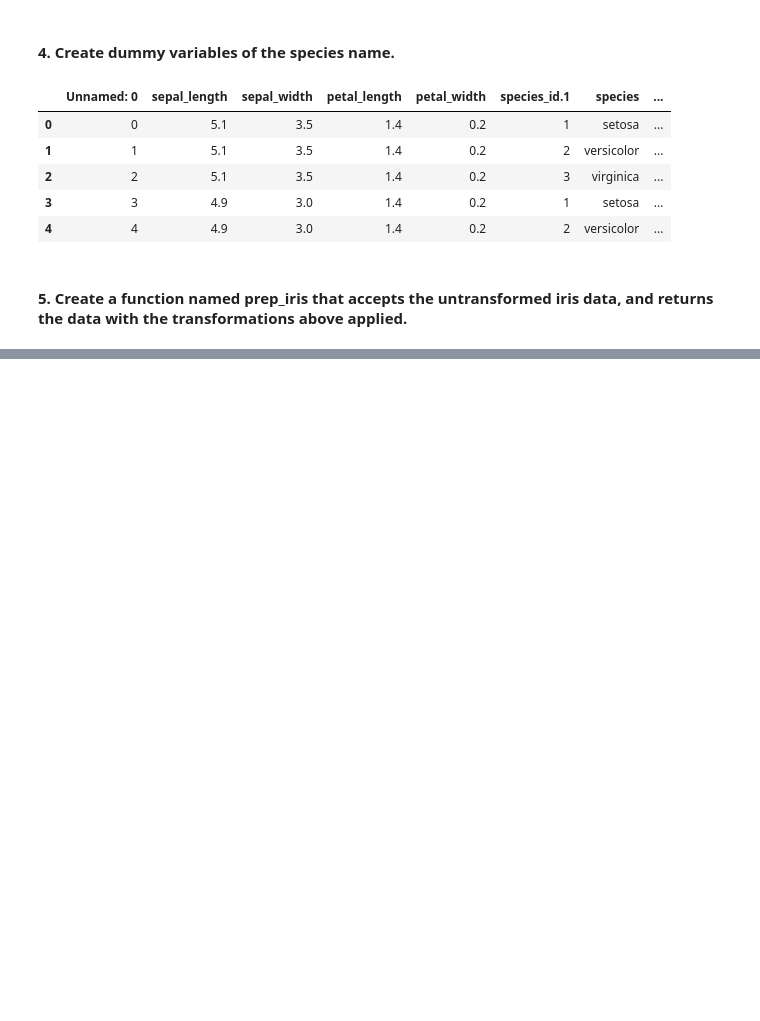
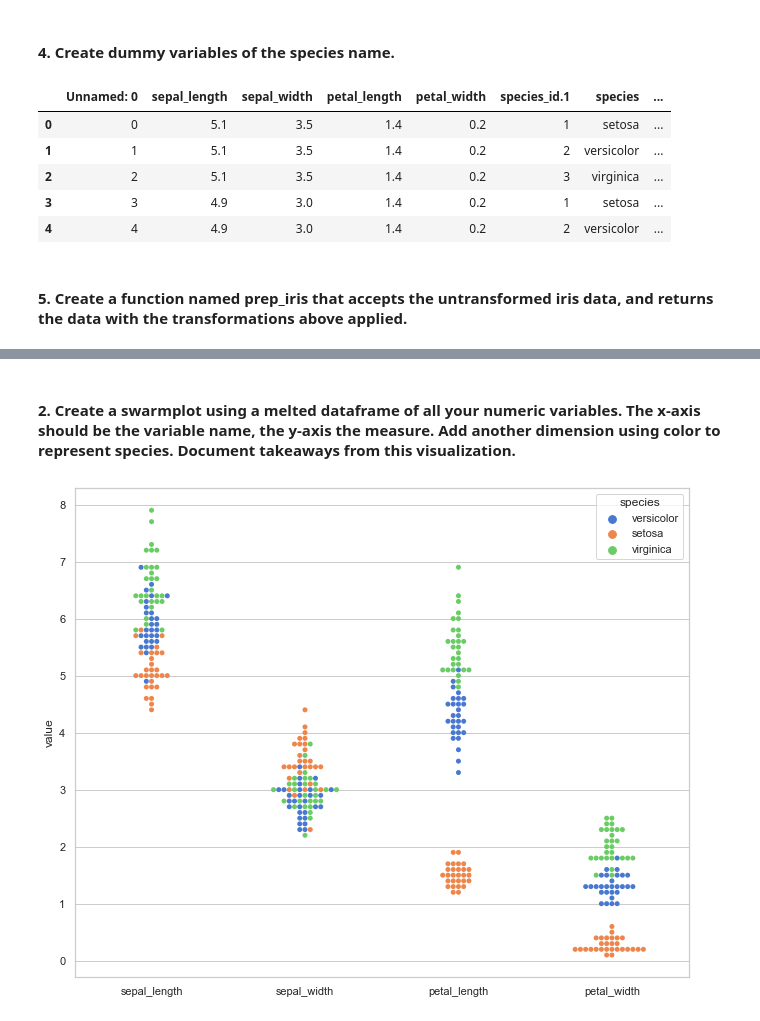
Before and after one commit to justin-m-sullivan/classification-exercises, a Jupyter notebook: classification_exercises.ipynb, the cells around one changed output, grey strips where cells are left out. Cells and saved outputs as stored; diff of their text form; code cells hidden in the pictures; blank space fills up the shorter version.

```diff
--- a/classification_exercises.ipynb
+++ b/classification_exercises.ipynb
@@ -325,0 +311,22 @@ prep_iris(df)
+# %%
+def get_connection(db, user=env.user, host=env.host, password=env.password):
+    return f'mysql+pymysql://{user}:{password}@{host}/{db}'
+
+query = "SELECT measurements.measurement_id, measurements.sepal_length,\
+                measurements.sepal_width, measurements.petal_length, \
+                measurements.petal_width, species.species_name, species.species_id \
+            FROM measurements JOIN species ON(species.species_id=measurements.species_id)"
+
+def get_data():
+    return pd.read_sql(query,get_connection('iris_db'))
+
+df = get_data()
+
+def prep_data(df):
+    df['species'] = df['species_name']
+    iris_df = df.drop(columns=['measurement_id', 'species_id', 'species_name'])
+    return iris_df
+
+iris_df = prep_data(df)
+
+iris_df.head()
@@ -325,0 +340,2 @@ prep_iris(df)
+# %%
+df = iris_df
@@ -325,0 +346,3 @@ prep_iris(df)
+# %%
+train_validate, test = train_test_split(df, test_size=.2, random_state=123, stratify=df['species'])
+train, validate = train_test_split(train_validate, test_size=.3, random_state=123, stratify=train_validate['species'])
@@ -325,0 +362,2 @@ prep_iris(df)
+# %%
+iris_melt = train.melt(id_vars=['species'])
@@ -325,0 +380,18 @@ prep_iris(df)
+# %% [markdown]
+#### 2. Create a swarmplot using a melted dataframe of all your numeric variables. The x-axis should be the variable name, the y-axis the measure. Add another dimension using color to represent species. Document takeaways from this visualization.
+# %%
+sns.set(style="whitegrid", palette="muted")
+
+#plt.figure(figsize=(16,10))
+p = sns.swarmplot(
+    x="variable",
+    y="value",
+    hue="species",
+    data=iris_melt,
+)
+
+#setting to logscale to account for exponential curve
+p.set(xlabel='')
+plt.show()
+# %% [output]
+[figure, added]
```
Also changed, not shown: parts of 31 cells of this notebook.
